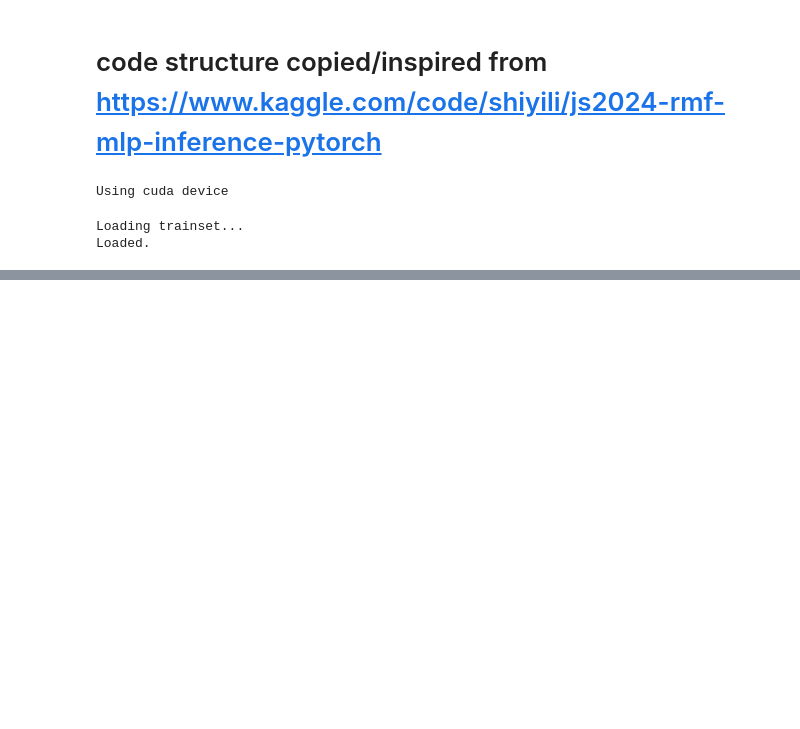
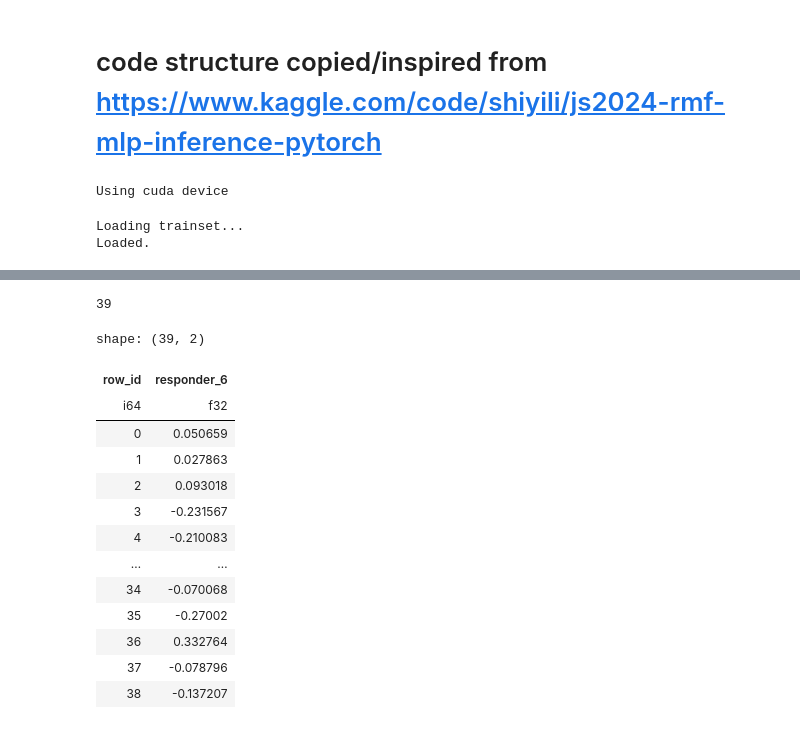
Before and after one commit to kayzeye/janestreet-forecasting, a Jupyter notebook: lstm.ipynb, the cells around one changed output, grey strips where cells are left out. Saved outputs shown, nothing was run; the diff lists cells and outputs as text; code cells hidden in the pictures; blank space fills up the shorter version.

```diff
--- a/lstm.ipynb
+++ b/lstm.ipynb
@@ -722,0 +1111,21 @@ gc.collect()
+# %%
+if os.path.isfile('submission.parquet'):
+    pl_sub = pl.read_parquet('submission.parquet')
+    print(len(pl_sub))
+    display(pl_sub)
+# %% [output]
+39
+shape: (39, 2)
+| row_id | responder_6 |
+| i64 | f32 |
+| 0 | 0.050659 |
+| 1 | 0.027863 |
+| 2 | 0.093018 |
+| 3 | -0.231567 |
+| 4 | -0.210083 |
+| … | … |
+| 34 | -0.070068 |
+| 35 | -0.27002 |
+| 36 | 0.332764 |
+| 37 | -0.078796 |
+| 38 | -0.137207 |
```
Also changed, not shown: parts of 42 cells of this notebook, 3 other files.
